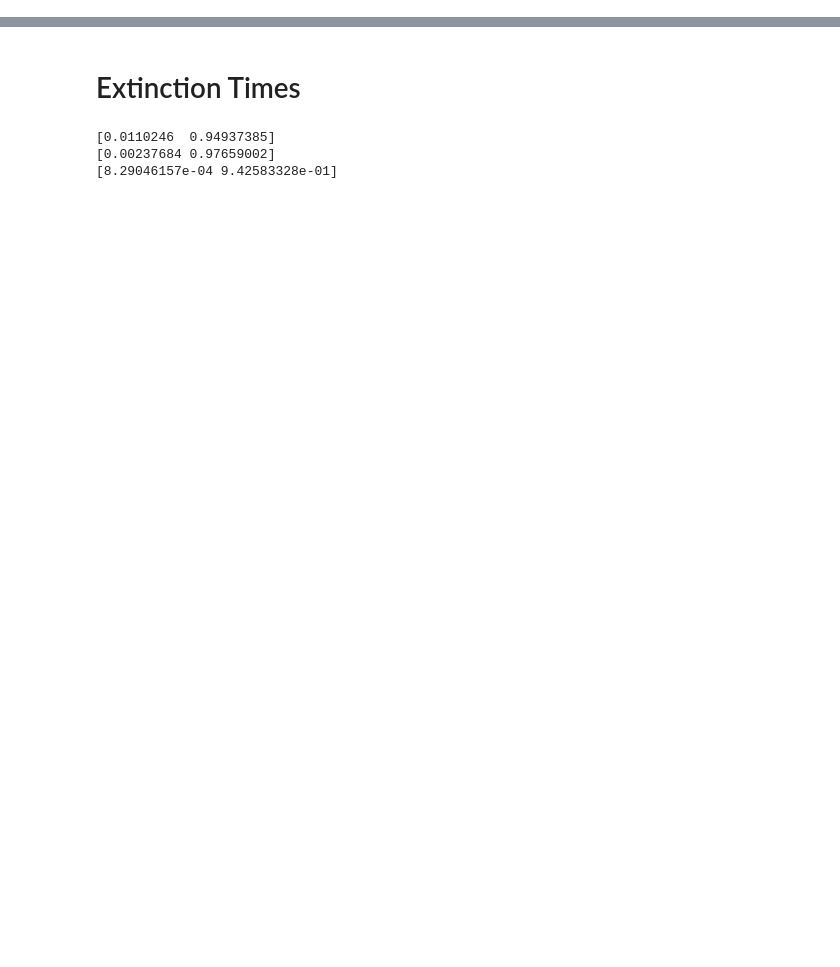
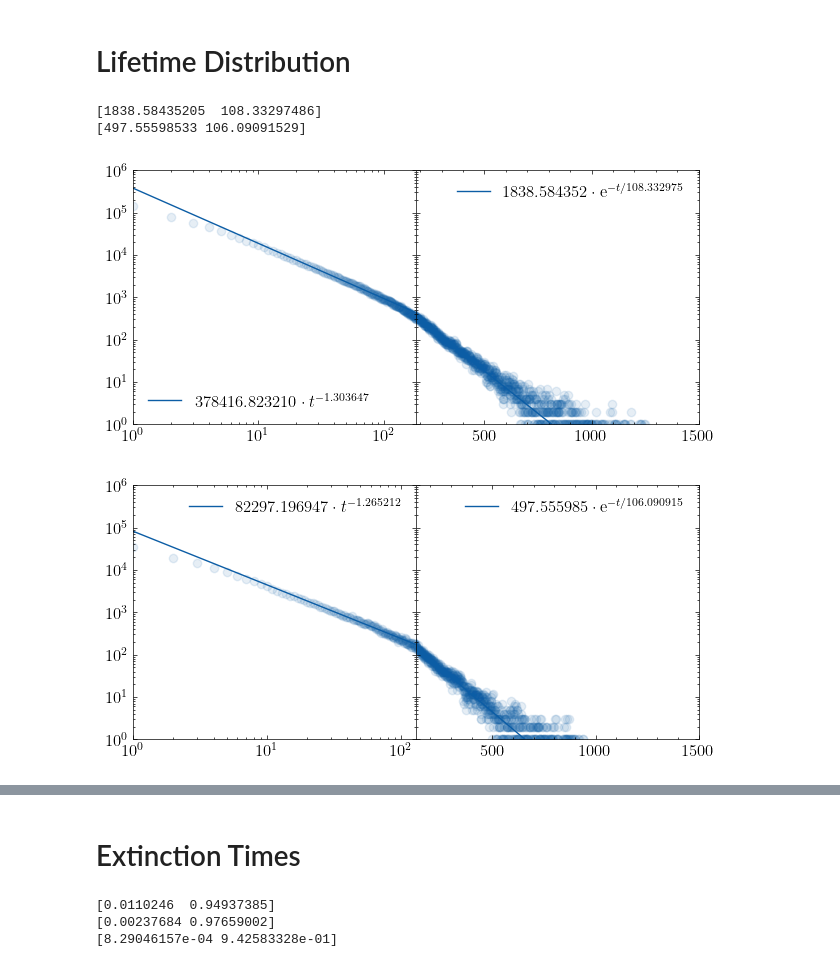
Before and after one commit to ISCOTTYI/dormant-life, a Jupyter notebook: plots.ipynb, the cells around one changed output, grey strips where cells are left out. Cells and saved outputs as stored; diff of their text form; code cells hidden in the pictures; blank space fills up the shorter version.

```diff
--- a/plots.ipynb
+++ b/plots.ipynb
@@ -8,0 +11,49 @@ from gol import DormantLife
+# %% [markdown]
+# Lifetime Distribution
+# %%
+from collections import Counter
+from lifetime_distribution import lifetime_distribution
+
+alpha = .2
+t_max, t_trans = 10_000, 200
+
+for N, t_divide in zip([100, 50], [180, 130]):
+    fig, (axl, axr) = plt.subplots(figsize=(7.3, 3.3), ncols=2, sharey=1)
+    fig.subplots_adjust(wspace=0)
+    axl.set(
+        xscale="log",
+        yscale="log",
+        xlim=(1,t_divide)
+    )
+    axr.set(
+        yscale="log",
+        xlim=(t_divide,1500),
+        ylim=(1, 10**6)
+    )
+    dl = DormantLife(random_init_grid(N, seed=100), alpha=alpha)
+    distr: Counter = lifetime_distribution(DORM, dl, t_max, t_trans)
+    vals, counts = np.fromiter(distr.keys(), np.intc), np.fromiter(distr.values(), np.intc)
+
+    axl.scatter(vals, counts, alpha=.1)
+    # Fit
+    fit_func = lambda x, c, gamma: c*x**(-gamma)
+    _l_mask = ((vals<t_divide) & (vals>20))
+    _l_popt, _ = curve_fit(fit_func, vals[_l_mask], counts[_l_mask], p0=(5000, 1))
+    _l_x = np.linspace(1, t_divide)
+    axl.plot(_l_x, fit_func(_l_x, *_l_popt), label=r"$%f\cdot t^{-%f}$"%tuple(_l_popt))
+
+    axr.scatter(vals, counts, alpha=.1)
+    # Fit
+    fit_func = lambda x, c, T: c*np.exp(-x/T)
+    _r_mask = (vals>t_divide)
+    _r_popt, _ = curve_fit(fit_func, vals[_r_mask], counts[_r_mask], p0=(5000, 60))
+    print(_r_popt)
+    _r_x = np.linspace(t_divide, 1500)
+    axr.plot(_r_x, fit_func(_r_x, *_r_popt), label=r"$%f\cdot\mathrm{e}^{-t/%f}$"%tuple(_r_popt))
+    axr.legend()
+    axl.legend()
+# %% [output]
+[1838.58435205  108.33297486]
+[497.55598533 106.09091529]
+[figure, added]
+[figure, added]
```
Also changed, not shown: parts of 12 cells of this notebook, 11 other files.
